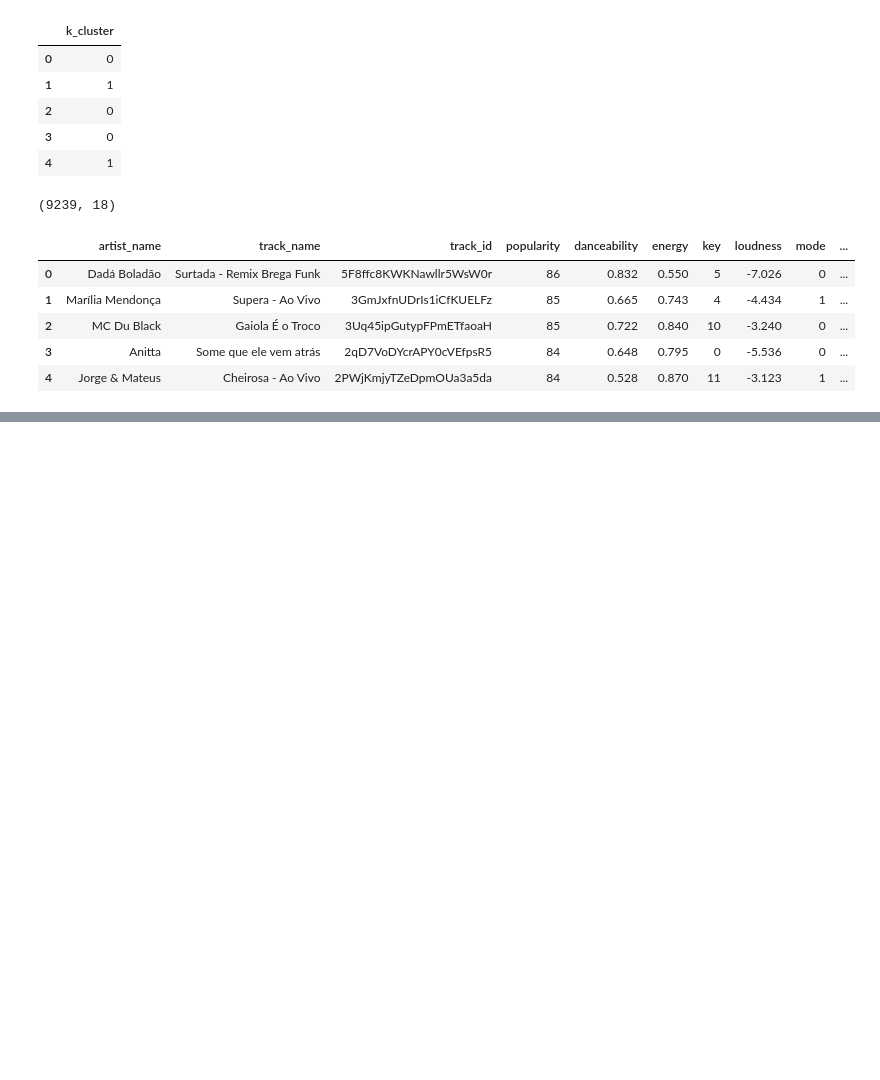
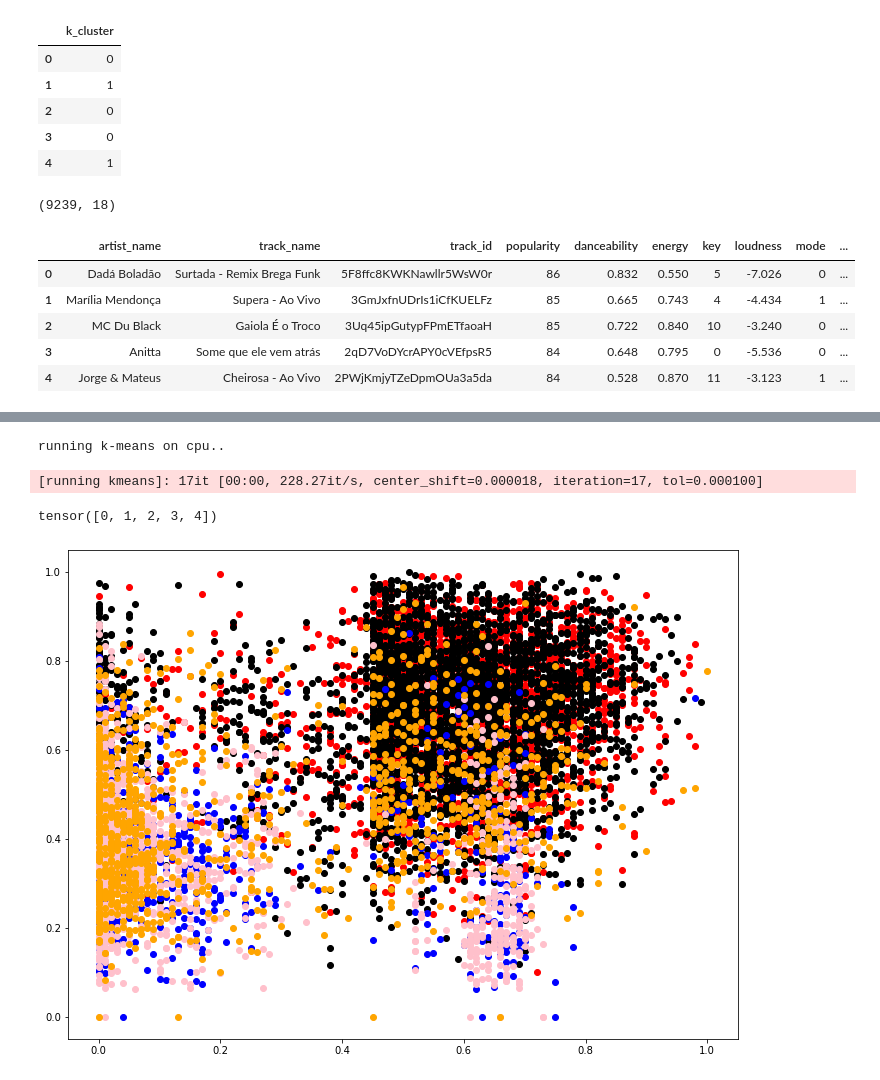
Before and after one commit to mukkatharun/Kmeans_ML_Assignment, a Jupyter notebook: Kmeans_ML_Assignment.ipynb, the cells around one changed output, grey strips where cells are left out. Drawn from its saved outputs; the diff is of its cells as text; code cells hidden in the pictures; blank space fills up the shorter version.

```diff
--- a/Kmeans_ML_Assignment.ipynb
+++ b/Kmeans_ML_Assignment.ipynb
@@ -208,0 +230,4 @@ df.loc[df['k_cluster'] == 1][:10]
+# %%
+scaled = torch.from_numpy(df_scaled)
+device = torch.device("cpu")
+scaled
@@ -208,0 +243,28 @@ df.loc[df['k_cluster'] == 1][:10]
+# %%
+cluster_ids_a, cluster_centers = kmeans(X=scaled, num_clusters=5, distance='euclidean', device=device)
+# %% [output]
+running k-means on cpu..
+[running kmeans]: 17it [00:00, 228.27it/s, center_shift=0.000018, iteration=17, tol=0.000100]
+# %%
+cluster_ids_a.unique()
+# %% [output]
+tensor([0, 1, 2, 3, 4])
+# %%
+f, ax = plt.subplots(figsize=(12,9))
+
+#filter rows of original data
+filtered_label1 = scaled[y_kmeans == 0]
+filtered_label2 = scaled[y_kmeans == 1]
+filtered_label3 = scaled[y_kmeans == 2]
+filtered_label4 = scaled[y_kmeans == 3]
+filtered_label5 = scaled[y_kmeans == 4]
+
+#Plotting the results
+plt.scatter(filtered_label1[:,0] , filtered_label1[:,1] , color = 'red')
+plt.scatter(filtered_label2[:,0] , filtered_label2[:,1] , color = 'black')
+plt.scatter(filtered_label3[:,0] , filtered_label3[:,1] , color = 'blue')
+plt.scatter(filtered_label4[:,0] , filtered_label4[:,1] , color = 'pink')
+plt.scatter(filtered_label5[:,0] , filtered_label5[:,1] , color = 'orange')
+plt.show()
+# %% [output]
+[figure, added]
```
Also changed, not shown: parts of 16 cells of this notebook.
